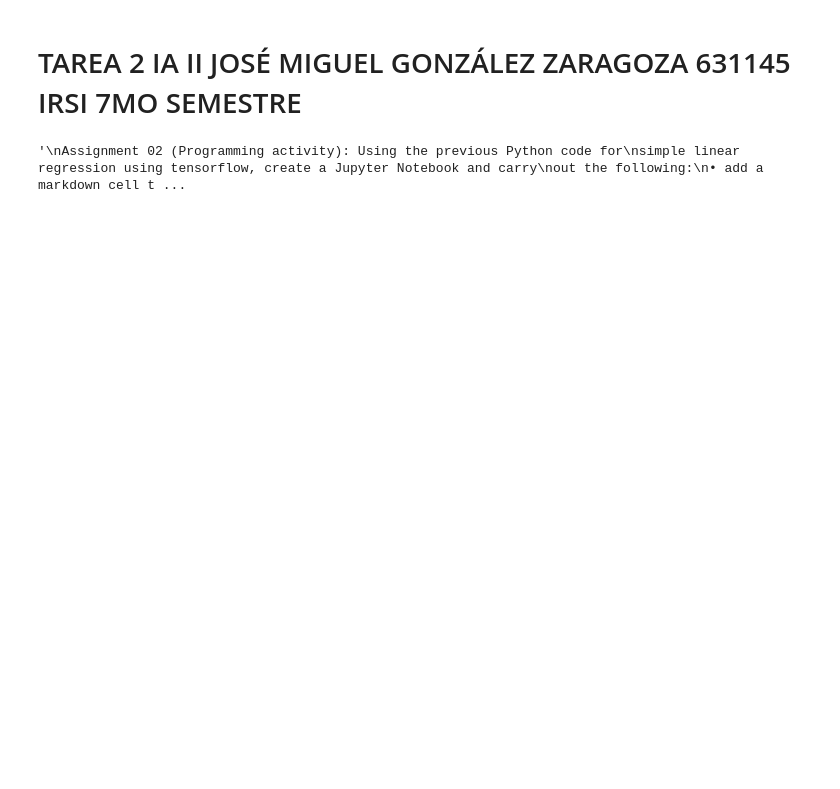
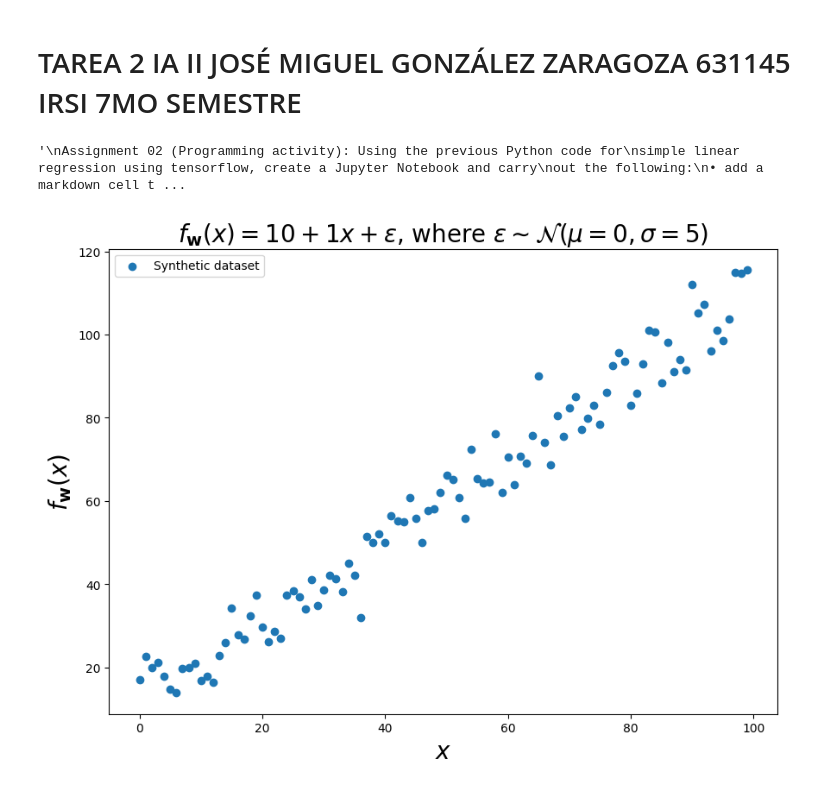
Before and after one commit to jmikelel/simple-linear-regression-using-tensorflow, a Jupyter notebook: simple-linear-regression-using-tensorflow.ipynb, the cells around one changed output. Drawn from its saved outputs; the diff is of its cells as text; code cells hidden in the pictures; blank space fills up the shorter version.

```diff
--- a/simple-linear-regression-using-tensorflow.ipynb
+++ b/simple-linear-regression-using-tensorflow.ipynb
@@ -31,0 +45,12 @@ from sklearn.model_selection import train_test_split
+# %%
+def generate_data(true_coeffs=np.array([10,1]), noise_std=2, num_samples=100):
+
+    #Seed for reproducibility
+    np.random.seed(4500)
+
+    #Generate synthteic data
+    x=np.arange(0.,100, 1)
+    y=true_coeffs[0] + true_coeffs[1]*x + np.random.normal(loc=0.0, scale=noise_std, size=num_samples)
+
+    #Return features and response
+    return (x,y)
@@ -31,0 +72,5 @@ from sklearn.model_selection import train_test_split
+# %%
+#Generate a synthetic dataset for simple linear regression
+true_coeffs = np.array([10, 1])
+noise_std=5
+x, y = generate_data(true_coeffs=true_coeffs, noise_std=noise_std, num_samples=100)
@@ -31,0 +83,11 @@ from sklearn.model_selection import train_test_split
+# %%
+plt.figure(figsize=(10,7))
+plt.scatter(x,y,label='Synthetic dataset')
+plt.xlabel(r"$x$", fontsize=20)
+plt.ylabel("$f_{\mathbf{w}}(x)$", fontsize=20)
+plt.title(rf"$f_{{\mathbf{{w}}}}(x) = {true_coeffs[0]} + {true_coeffs[1]} x +\epsilon$, where $\epsilon \sim \mathcal{{N}}(\mu=0, \sigma={noise_std})$",
+          fontsize=20)
+plt.legend()
+plt.show()
+# %% [output]
+[figure, added]
```
Also changed, not shown: parts of 22 cells of this notebook.
